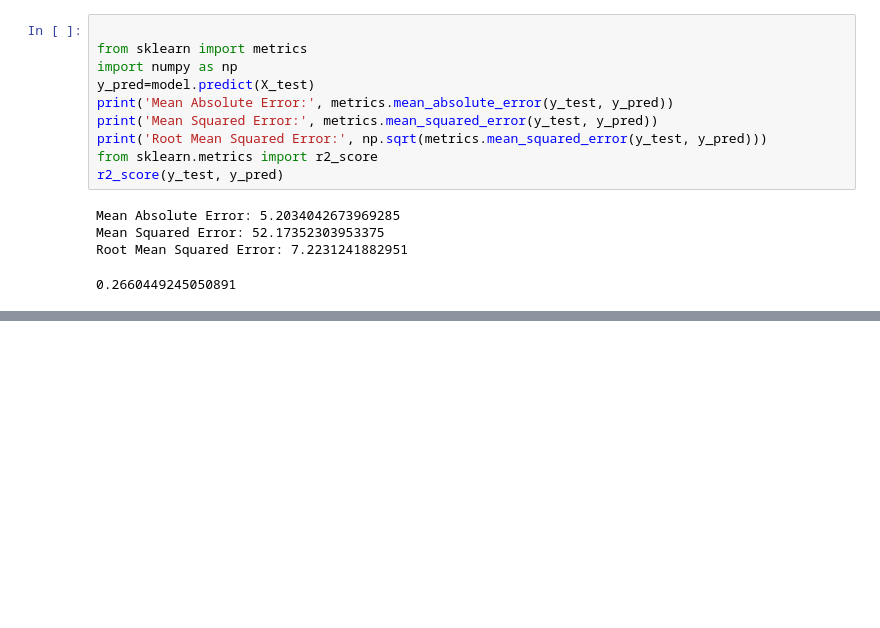
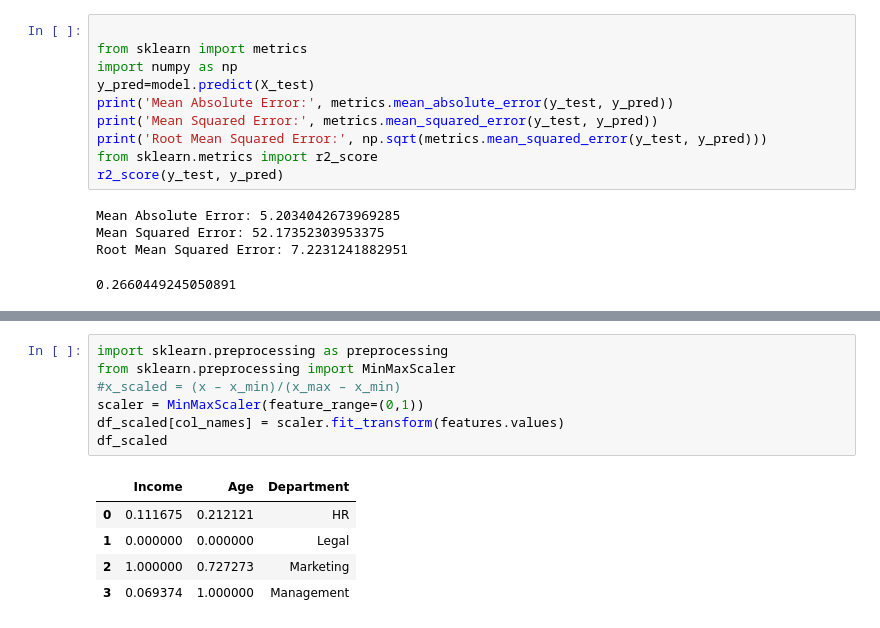
Before and after one commit to gowtham-dd/Data-Science-Basics, a Jupyter notebook: MachineLearning.ipynb, the cells around one changed output, grey strips where cells are left out. Cells and saved outputs as stored; diff of their text form; blank space fills up the shorter version.

```diff
--- a/MachineLearning.ipynb
+++ b/MachineLearning.ipynb
@@ -254,0 +279,13 @@ This share link expires in 72 hours. For free permanent hosting and GPU upgrades
+# %%
+import sklearn.preprocessing as preprocessing
+from sklearn.preprocessing import MinMaxScaler
+#x_scaled = (x – x_min)/(x_max – x_min)
+scaler = MinMaxScaler(feature_range=(0,1))
+df_scaled[col_names] = scaler.fit_transform(features.values)
+df_scaled
+# %% [output]
+|  | Income | Age | Department |
+| 0 | 0.111675 | 0.212121 | HR |
+| 1 | 0.000000 | 0.000000 | Legal |
+| 2 | 1.000000 | 0.727273 | Marketing |
+| 3 | 0.069374 | 1.000000 | Management |
```
Also changed, not shown: parts of 9 cells of this notebook.
